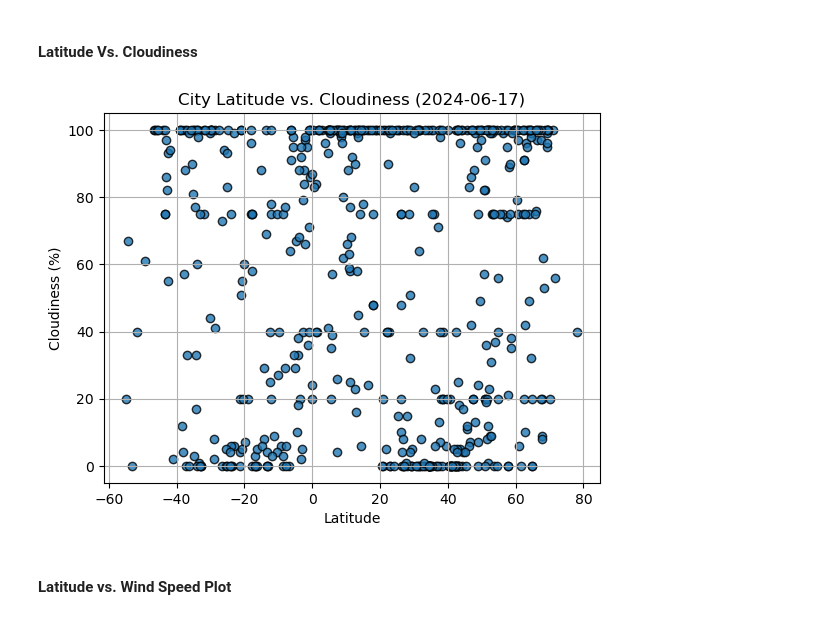
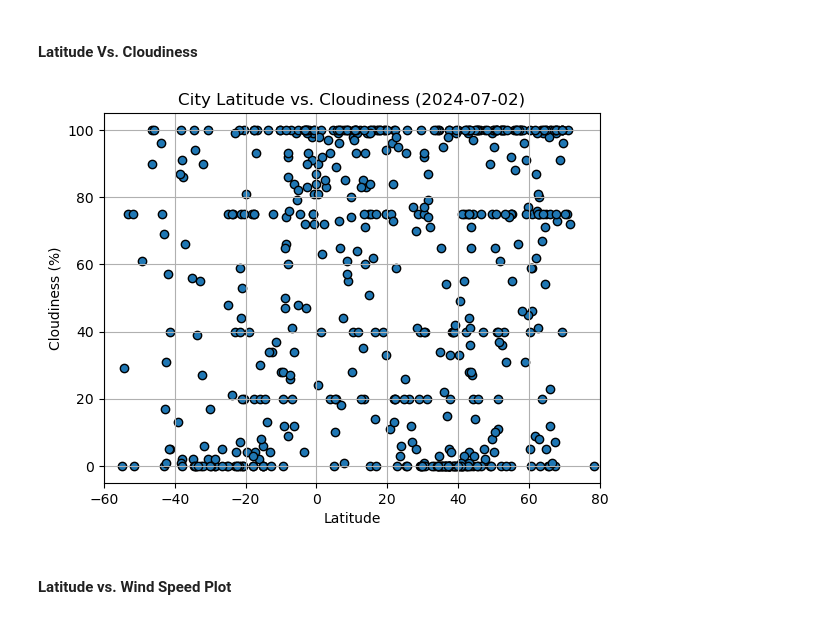
Before and after one commit to nbscarth/python-api-challenge, a Jupyter notebook: Weatherpy/WeatherPy.ipynb, the cells around one changed output. Saved outputs shown, nothing was run; the diff lists cells and outputs as text; code cells hidden in the pictures.

```diff
--- a/Weatherpy/WeatherPy.ipynb
+++ b/Weatherpy/WeatherPy.ipynb
@@ -224,18 +233,23 @@ plt.show()
 #### Latitude Vs. Cloudiness
 # %%
 # Build the scatter plots for latitude vs. cloudiness
-# YOUR CODE HERE
+plt.scatter(city_data_df["Lat"], city_data_df["Cloudiness"], edgecolors="black")
 
 # Incorporate the other graph properties
-# YOUR CODE HERE
+plt.title("City Latitude vs. Cloudiness (2024-07-02)")
+plt.xlabel("Latitude")
+plt.ylabel("Cloudiness (%)")
+plt.grid()
+plt.ylim(-5, 105)
+plt.xlim(-60,80)
 
 # Save the figure
 plt.savefig("output_data/Fig3.png")
 
 # Show plot
 plt.show()
 # %% [output]
-[figure, old version]
+[figure, new version]
 # %% [markdown]
 #### Latitude vs. Wind Speed Plot
 # %%
```
Also changed, not shown: parts of 2 cells of this notebook, 3 other files.
